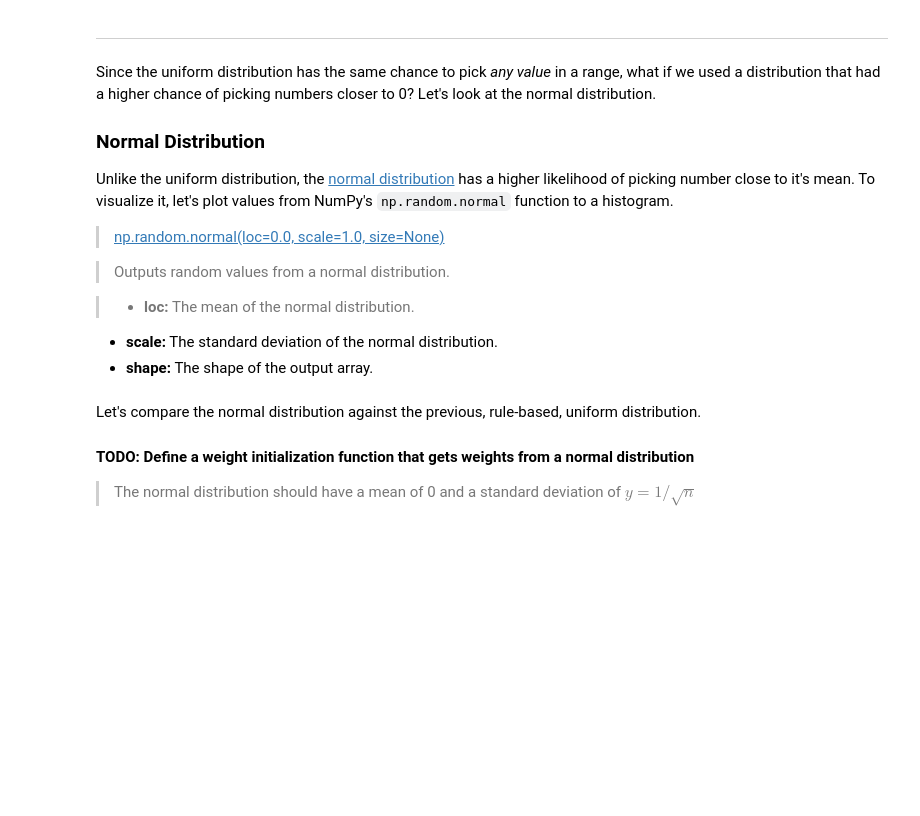
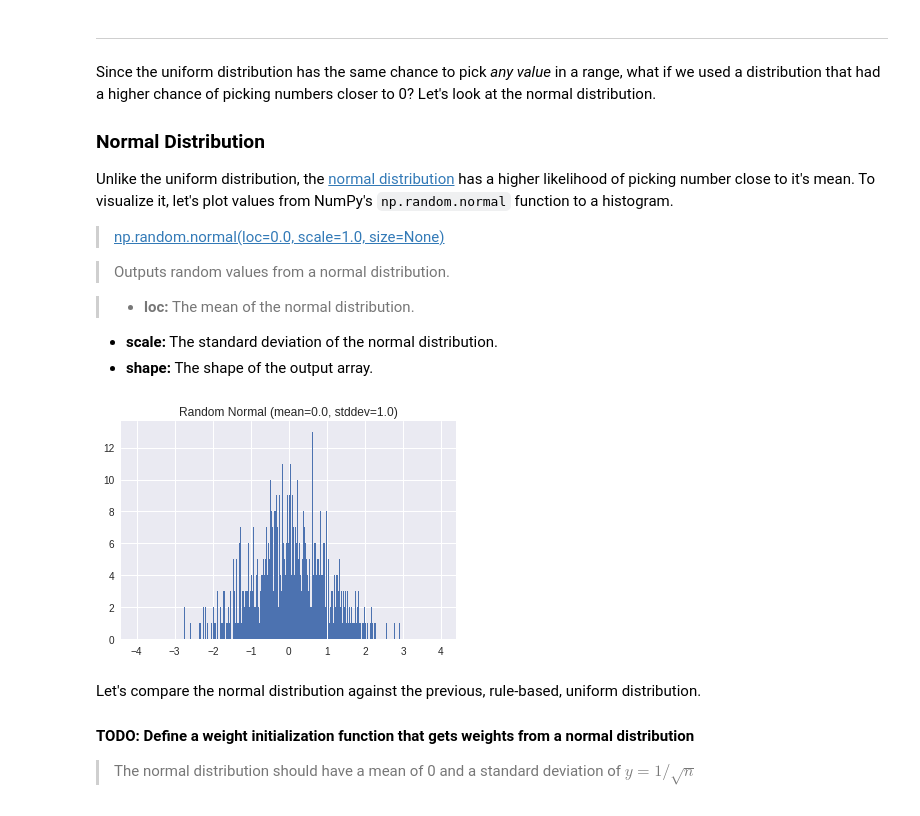
Before and after one commit to huangjiancong1/deep-learning-v2-pytorch, a Jupyter notebook: weight-initialization/weight_initialization_exercise.ipynb, the cells around one changed output. Cells and saved outputs as stored; diff of their text form; code cells hidden in the pictures; blank space fills up the shorter version.

```diff
--- a/weight-initialization/weight_initialization_exercise.ipynb
+++ b/weight-initialization/weight_initialization_exercise.ipynb
@@ -468,7 +491,9 @@ Unlike the uniform distribution, the [normal distribution](https://en.wikipedia.
 - **scale:** The standard deviation of the normal distribution.
 - **shape:** The shape of the output array.
 # %%
-helpers.hist_dist('Random Normal (mean=0.0, stddev=1.0)', np.random.normal(size=[1000]))
+hist_dist('Random Normal (mean=0.0, stddev=1.0)', np.random.normal(size=[1000]))
+# %% [output]
+[figure, added]
 # %% [markdown]
 Let's compare the normal distribution against the previous, rule-based, uniform distribution.
 
```
Also changed, not shown: parts of 6 cells of this notebook.
